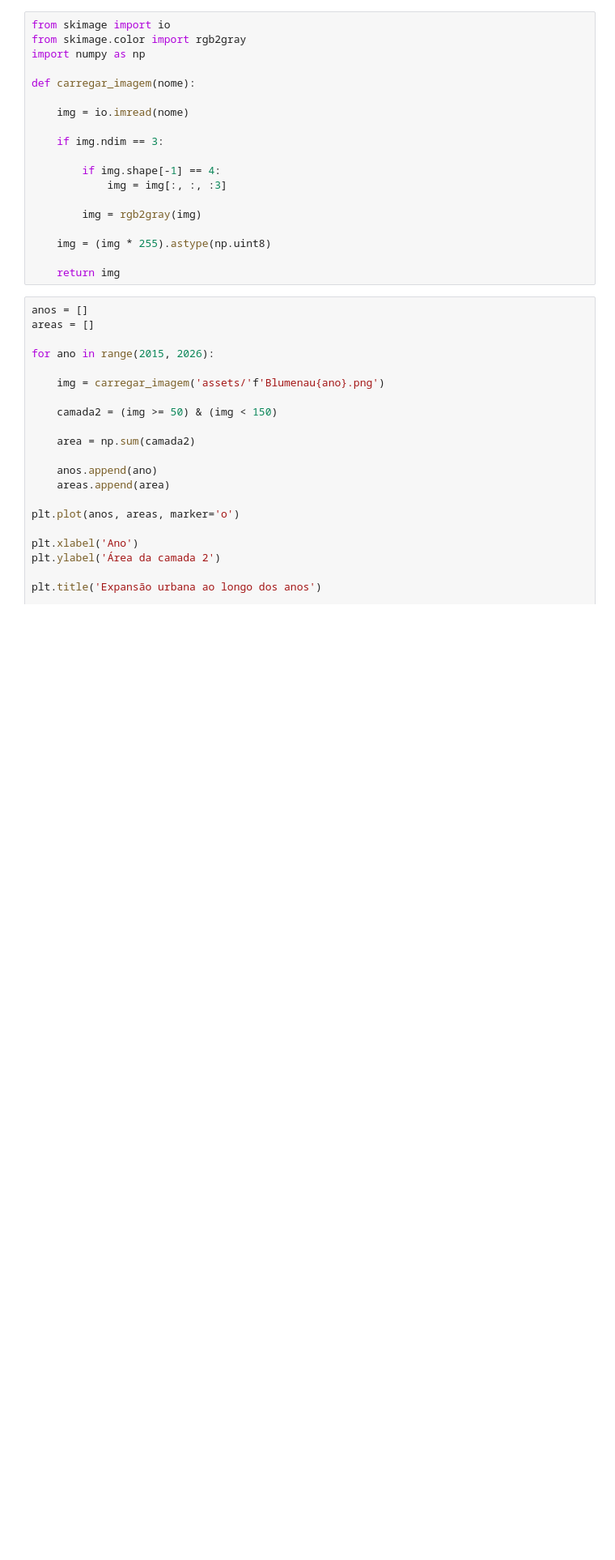
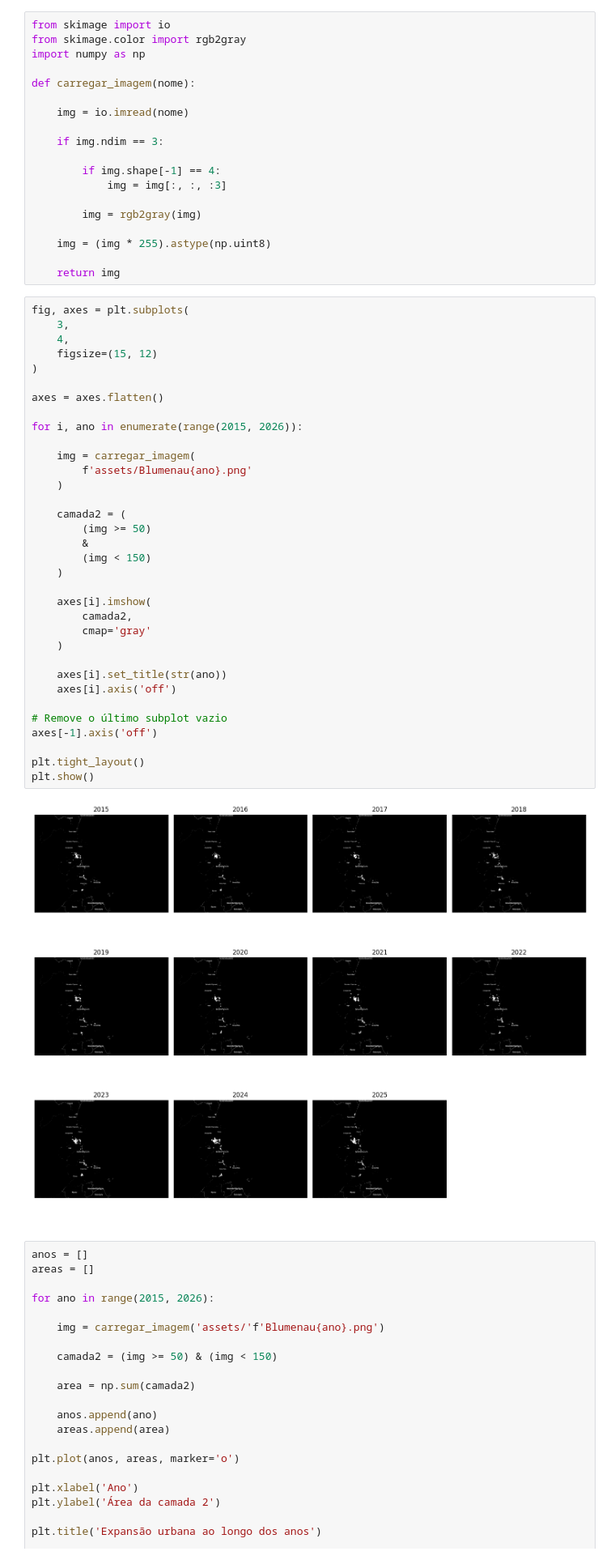
Before and after one commit to mathuzin/conurbacao_litoral_sc, a Jupyter notebook: conurbacao_litoral_SC_blumenau.ipynb, the cells around one changed output. Shown at 81% size. Drawn from its saved outputs; the diff is of its cells as text; blank space fills up the shorter version.

```diff
--- a/conurbacao_litoral_SC_blumenau.ipynb
+++ b/conurbacao_litoral_SC_blumenau.ipynb
@@ -60,6 +60,42 @@ def carregar_imagem(nome):
     img = (img * 255).astype(np.uint8)
 
     return img
+# %%
+fig, axes = plt.subplots(
+    3,
+    4,
+    figsize=(15, 12)
+)
+
+axes = axes.flatten()
+
+for i, ano in enumerate(range(2015, 2026)):
+
+    img = carregar_imagem(
+        f'assets/Blumenau{ano}.png'
+    )
+
+    camada2 = (
+        (img >= 50)
+        &
+        (img < 150)
+    )
+
+    axes[i].imshow(
+        camada2,
+        cmap='gray'
+    )
+
+    axes[i].set_title(str(ano))
+    axes[i].axis('off')
+
+# Remove o último subplot vazio
+axes[-1].axis('off')
+
+plt.tight_layout()
+plt.show()
+# %% [output]
+[figure, added]
 # %%
 anos = []
 areas = []
```
Also changed, not shown: parts of 6 cells of this notebook.
